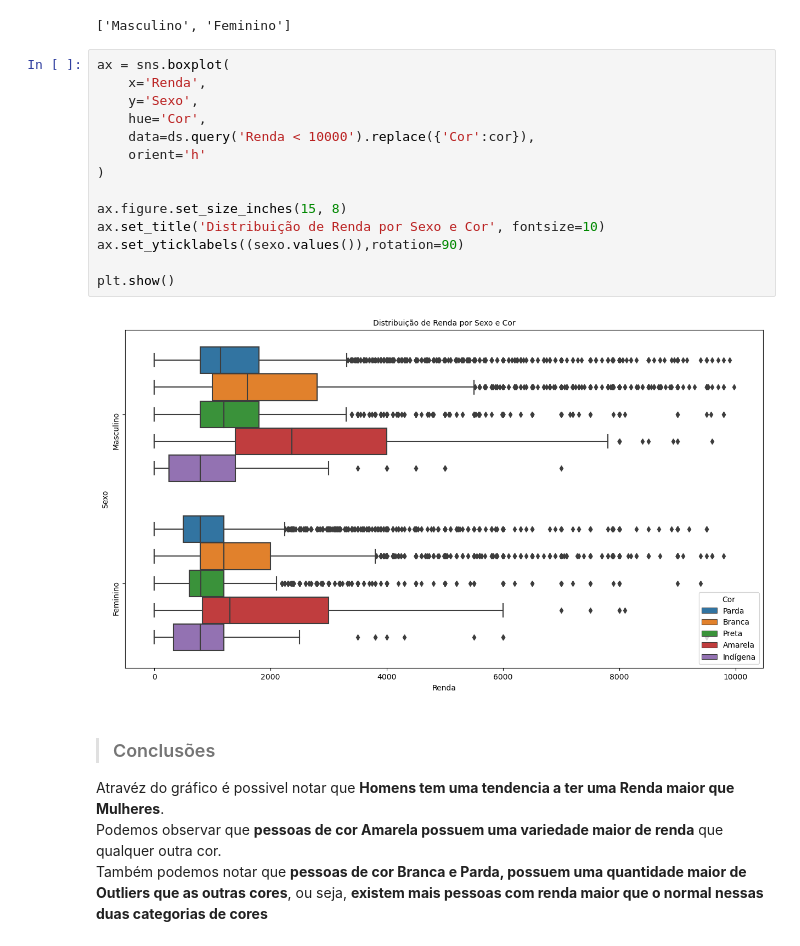
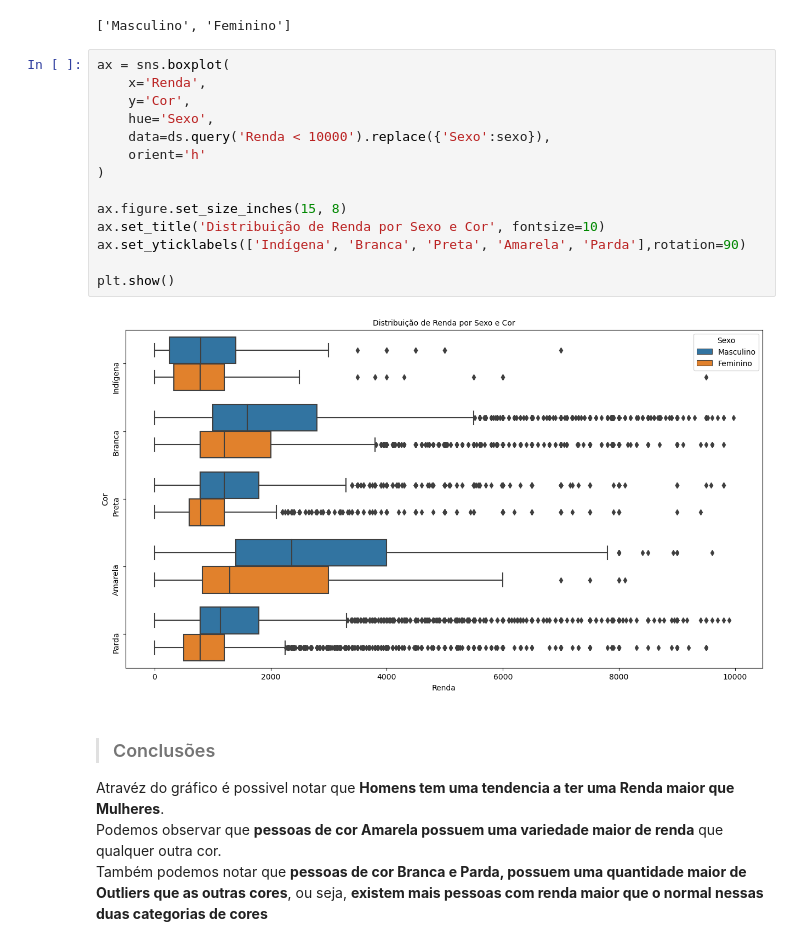
Before and after one commit to RichardRosenblat/alura-estatistica-com-python-parte-1, a Jupyter notebook: Análise_Descritiva.ipynb, the cells around one changed output. Drawn from its saved outputs; the diff is of its cells as text.

```diff
--- a/Análise_Descritiva.ipynb
+++ b/Análise_Descritiva.ipynb
@@ -513,19 +520,19 @@ list(sexo.values())
 # %%
 ax = sns.boxplot(
     x='Renda',
-    y='Sexo',
-    hue='Cor',
-    data=ds.query('Renda < 10000').replace({'Cor':cor}),
+    y='Cor',
+    hue='Sexo',
+    data=ds.query('Renda < 10000').replace({'Sexo':sexo}),
     orient='h'
 )
 
 ax.figure.set_size_inches(15, 8)
 ax.set_title('Distribuição de Renda por Sexo e Cor', fontsize=10)
-ax.set_yticklabels((sexo.values()),rotation=90)
+ax.set_yticklabels(['Indígena', 'Branca', 'Preta', 'Amarela', 'Parda'],rotation=90)
 
 plt.show()
 # %% [output]
-[figure, old version]
+[figure, new version]
 # %% [markdown]
 > ### Conclusões
 
```
Also changed, not shown: parts of 4 cells of this notebook.
